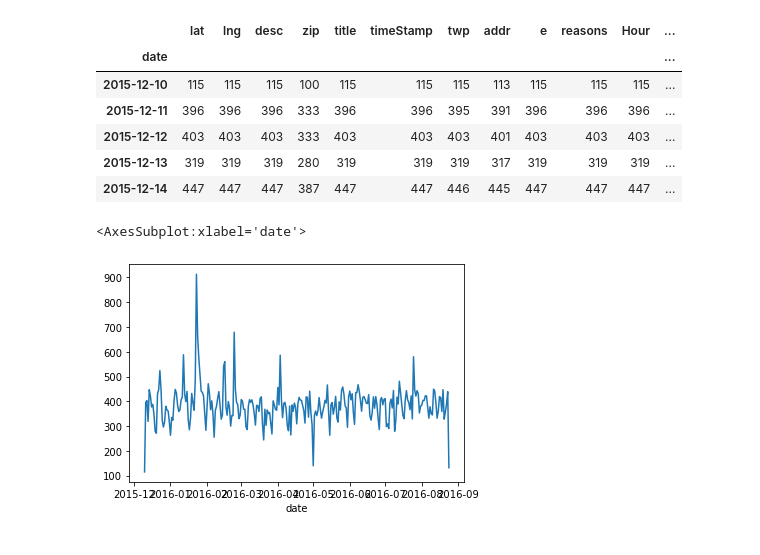
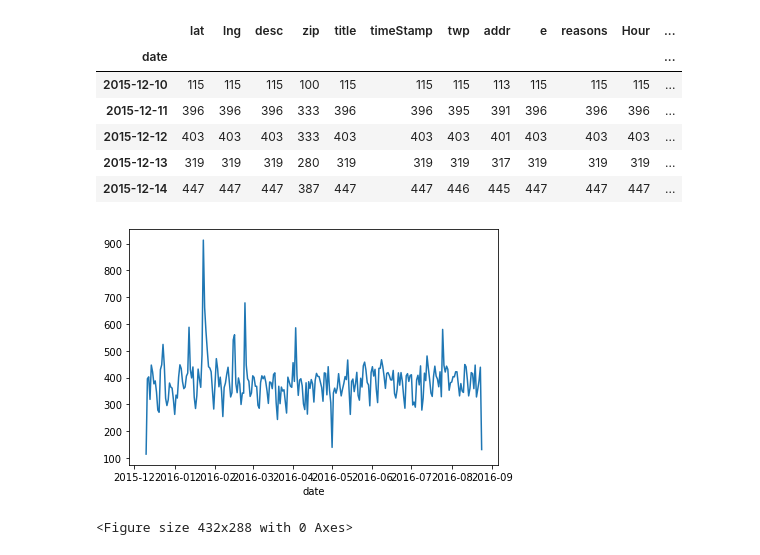
Before and after one commit to pradhan-asish/Capstone-Projects, a Jupyter notebook: Capstone_Project_1.ipynb, the cells around one changed output. Cells and saved outputs as stored; diff of their text form; code cells hidden in the pictures.

Commit message:
tight plot plotted

```diff
--- a/Capstone_Project_1.ipynb
+++ b/Capstone_Project_1.ipynb
@@ -263,6 +263,10 @@ df.groupby('date').count().head()
 | 2015-12-14 | 447 | 447 | 447 | 387 | 447 | 447 | 446 | 445 | 447 | 447 | 447 | ... |
 # %%
 df.groupby('date').count()['lat'].plot()
+plt.tight_layout()
 # %% [output]
-<AxesSubplot:xlabel='date'>
-[figure, old version]
+[figure, new version]
+# %%
+plt.tight_layout()
+# %% [output]
+<Figure size 432x288 with 0 Axes>
```
